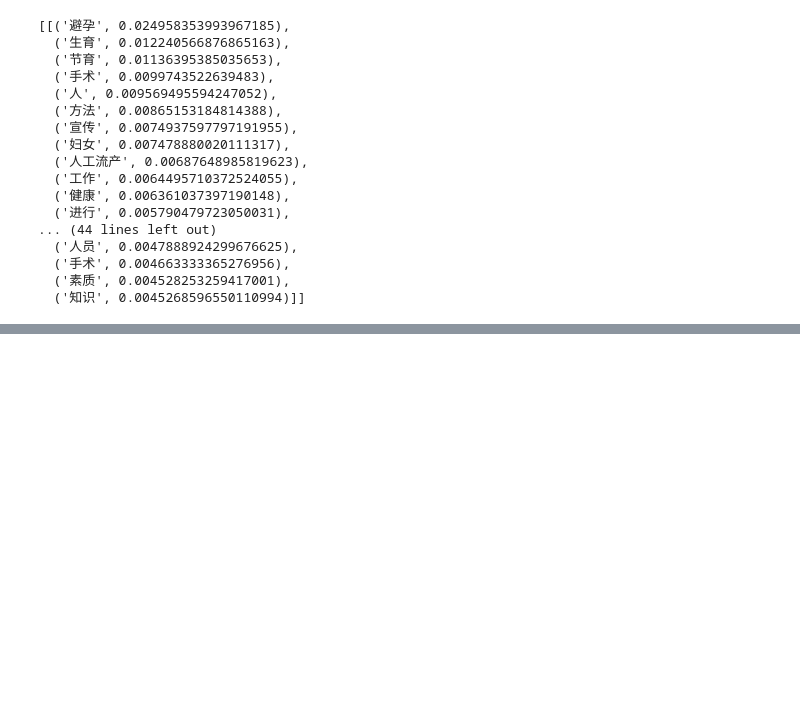
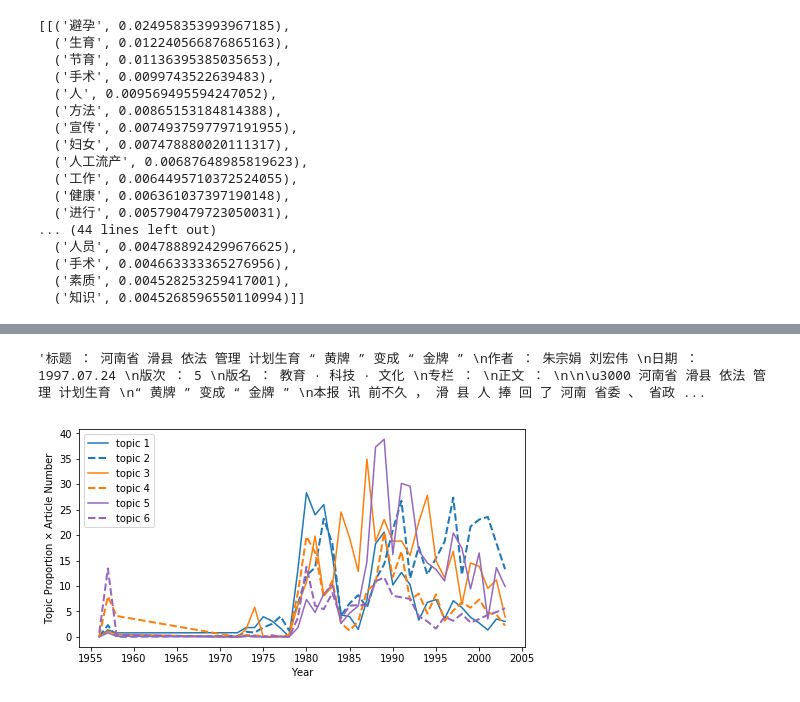
Before and after one commit to css-research-sp19/fp-di-Tong, a Jupyter notebook: data/DTM.ipynb, the cells around one changed output, grey strips where cells are left out. Drawn from its saved outputs; the diff is of its cells as text; code cells hidden in the pictures; blank space fills up the shorter version.

```diff
--- a/data/DTM.ipynb
+++ b/data/DTM.ipynb
@@ -700,3 +703,11 @@ print(end - start)
 pickle.dump(ldaseq_6, open("ldaseq_model_6.sav", 'wb'))
 # check
 loaded_model_6 = pickle.load(open("ldaseq_model_6.sav", 'rb'))
+# %%
+# check
+loaded_model_6 = pickle.load(open("ldaseq_model_6.sav", 'rb'))
+# calculate coherence matrix
+topics_dtm_6 = loaded_model_6.dtm_coherence(time=1)
+cm_DTM_6 = CoherenceModel(topics=topics_dtm_6, corpus=corpus_all, dictionary=dic_all, coherence='u_mass')
+print ("U_mass topic coherence")
+print ("DTM Python coherence is", cm_DTM_6.get_coherence())
@@ -712,3 +725,6 @@ DTM Python coherence is -0.9821029079226468
+# %%
+# check
+loaded_model_6 = pickle.load(open("ldaseq_model_6.sav", 'rb'))
 # %%
 # print the first period (pre 1979)
 first_period = ldaseq_6.print_topics(time=0)
@@ -909,3 +925,15 @@ fifth_topic
   ('手术', 0.004663333365276956),
   ('素质', 0.004528253259417001),
   ('知识', 0.0045268596550110994)]]
+# %%
+# check
+loaded_model_6 = pickle.load(open("ldaseq_model_6.sav", 'rb'))
+# %%
+doc_topic_6 = []
+for doc_num in range(len(all_data)):
+    doc = loaded_model_6.doc_topics(doc_num)
+    doc_topic_6.append(doc)
+topic_df_6 = pd.DataFrame(doc_topic_6, columns=['t1', 't2', 't3', 't4', 't5', 't6'])
+topic_com_df_6 = pd.concat([all_data, topic_df_6], axis=1, sort=False)
+grouped_df_6 = topic_com_df_6.groupby(['year']).sum().reset_index()
+grouped_df_6 = grouped_df_6[grouped_df_6["year"] > 1954]
@@ -911,0 +961,23 @@ fifth_topic
+# %%
+topic_com_df_6['article'][1443]
+# %% [output]
+'标题 ： 河南省 滑县 依法 管理 计划生育 “ 黄牌 ” 变成 “ 金牌 ” \n作者 ： 朱宗娟 刘宏伟 \n日期 ： 1997.07.24 \n版次 ： 5 \n版名 ： 教育 · 科技 · 文化 \n专栏 ： \n正文 ： \n\n\u3000 河南省 滑县 依法 管理 计划生育 \n“ 黄牌 ” 变成 “ 金牌 ” \n本报 讯 前不久 ， 滑 县 人 捧 回 了 河南 省委 、 省政 ...
+# %%
+color_sequence = ['#1f77b4', '#aec7e8', '#ff7f0e', '#ffbb78', '#2ca02c',
+                  '#98df8a', '#d62728', '#ff9896', '#9467bd', '#c5b0d5',
+                  '#8c564b', '#c49c94', '#e377c2', '#f7b6d2', '#7f7f7f',
+                  '#c7c7c7', '#bcbd22', '#dbdb8d', '#17becf', '#9edae5']
+plt.figure(figsize=(8, 4))
+plt.plot(grouped_df_6['year'], grouped_df_6['t1'], label='topic 1', color = color_sequence[0])
+plt.plot(grouped_df_6['year'], grouped_df_6['t2'], label='topic 2', color = color_sequence[0], linestyle = '--', linewidth = 2)
+plt.plot(grouped_df_6['year'], grouped_df_6['t3'], label='topic 3', color = color_sequence[2])
+plt.plot(grouped_df_6['year'], grouped_df_6['t4'], label='topic 4', color = color_sequence[2], linestyle = '--', linewidth = 2)
+plt.plot(grouped_df_6['year'], grouped_df_6['t5'], label='topic 5', color = color_sequence[8])
+plt.plot(grouped_df_6['year'], grouped_df_6['t6'], label='topic 6', color = color_sequence[8], linestyle = '--', linewidth = 2)
+plt.xticks(np.arange(1955, 2010, step=5))
+plt.xlabel("Year")
+plt.ylabel("Topic Proportion × Article Number")
+plt.legend(loc='best')
+plt.show()
+# %% [output]
+[figure, added]
```
Also changed, not shown: parts of 27 cells of this notebook, 1 other file.
